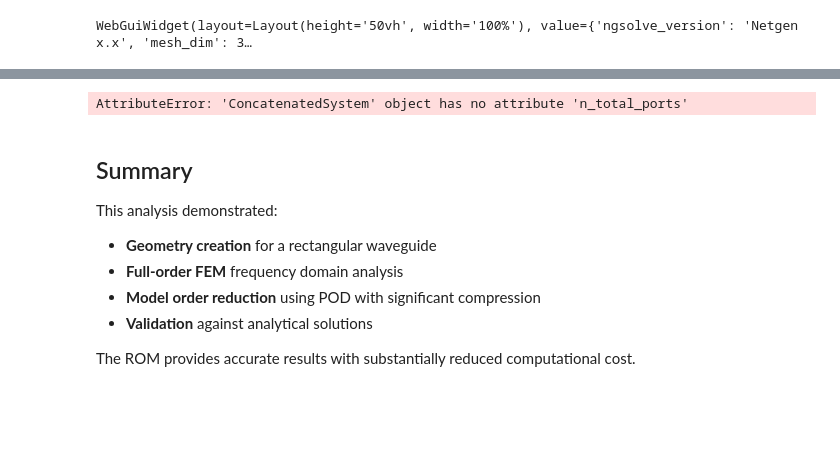
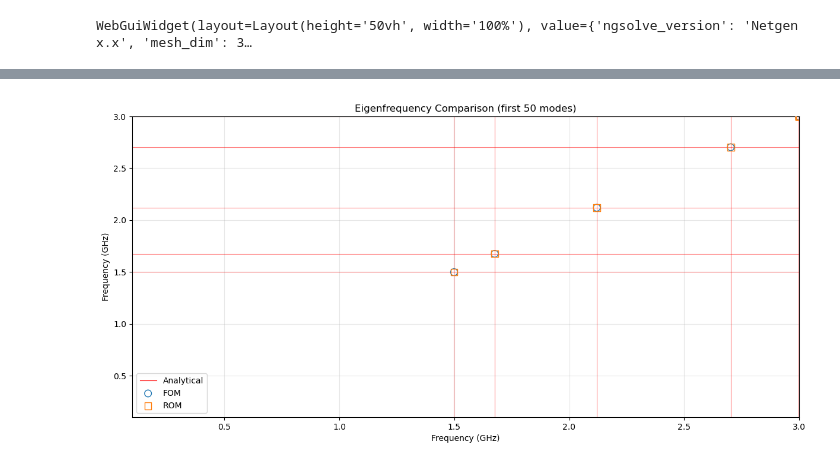
Before and after one commit to Dark-Elektron/cavsim3d, a Jupyter notebook: examples/rwg_step_split/rwg_step_split.ipynb, the cells around one changed output, grey strips where cells are left out. Cells and saved outputs as stored; diff of their text form; code cells hidden in the pictures; blank space fills up the shorter version.

Commit message:
feat: Implement multi-cell structure concatenation solver with robust port and mode handling, along with new analytical models, ROM components, and examples. code

```diff
--- a/examples/rwg_step_split/rwg_step_split.ipynb
+++ b/examples/rwg_step_split/rwg_step_split.ipynb
@@ -152,10 +151,10 @@ Port connections: 2 (× 1 modes each)
   'S1(1),2(1)_mag': <Axes: title={'center': 'S1(1),2(1) Magnitude'}, xlabel='Frequency (GHz)', ylabel='|S1(1),2(1)| (dB)'>,
   'S1(1),2(1)_phase': <Axes: title={'center': 'S1(1),2(1) Phase'}, xlabel='Frequency (GHz)', ylabel='∠S1(1),2(1) (°)'>})
 # %%
-print(rom._concatenated.n_total_ports)
-print(rom._concatenated._internal_ports)
-print(rom._concatenated._external_ports)
-print(rom._concatenated._global_to_local)
-print(rom._concatenated.connections)
+fig, ax = plot_eigenfrequencies([fds, rom], analytical=analytical,
+                      labels=['FOM', 'ROM'], n_modes=50)
+ax.set_ylim(0.1, 3)
+ax.set_xlim(0.1, 3)
+plt.show()
 # %% [output]
-AttributeError: 'ConcatenatedSystem' object has no attribute 'n_total_ports'
+[figure, added]
@@ -167,10 +160,0 @@ ax.set_xlim(1, 5)
-# %% [markdown]
-## Summary
-
-This analysis demonstrated:
-- **Geometry creation** for a rectangular waveguide
-- **Full-order FEM** frequency domain analysis
-- **Model order reduction** using POD with significant compression
-- **Validation** against analytical solutions
-
-The ROM provides accurate results with substantially reduced computational cost.
```
Also changed, not shown: parts of 5 cells of this notebook, 9 other files.
